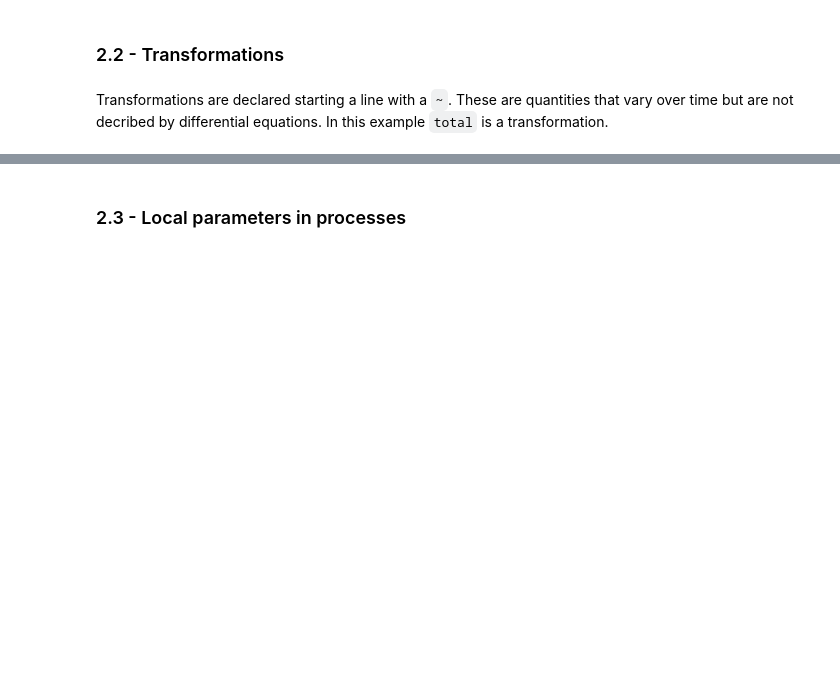
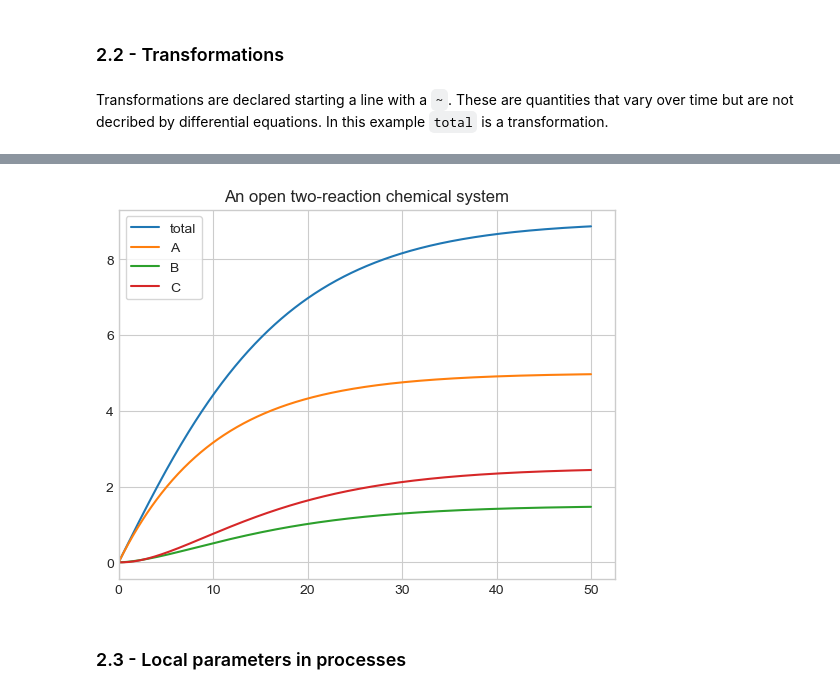
Before and after one commit to aeferreira/stimator, a Jupyter notebook: notebooks/models.ipynb, the cells around one changed output, grey strips where cells are left out. Drawn from its saved outputs; the diff is of its cells as text; code cells hidden in the pictures; blank space fills up the shorter version.

Commit message:
Notebooks modified, following the changes in the plotting interface.

```diff
--- a/notebooks/models.ipynb
+++ b/notebooks/models.ipynb
@@ -3,3 +1,10 @@
+# %%
+%matplotlib inline
+from matplotlib import pyplot as plt
+plt.style.use(['seaborn-whitegrid',
+              {'xaxis.labellocation': 'right',
+               'legend.frameon': True,
+               'legend.facecolor': 'white'}])
 # %% [markdown]
 ## 2 - More on models and model description
 # %% [markdown]
@@ -90,5 +149,5 @@ init: (A = 0, B = 0, C = 0)
 ~ total = A + B + C
 """
 
-m = read_model(model_description)
+m = st.read_model(model_description)
 print(m)
@@ -95,5 +172,7 @@ print(m)
 # %%
-m.solve(tf=50.0, outputs=["total", 'A', 'B', 'C']).plot(show=True)
+m.solve(tf=50.0, outputs=["total", 'A', 'B', 'C']).plot();
+# %% [output]
+[figure, added]
 # %% [markdown]
 ### 2.3 - Local parameters in processes
 # %% [markdown]
```
Also changed, not shown: parts of 21 cells of this notebook, 4 other files.
